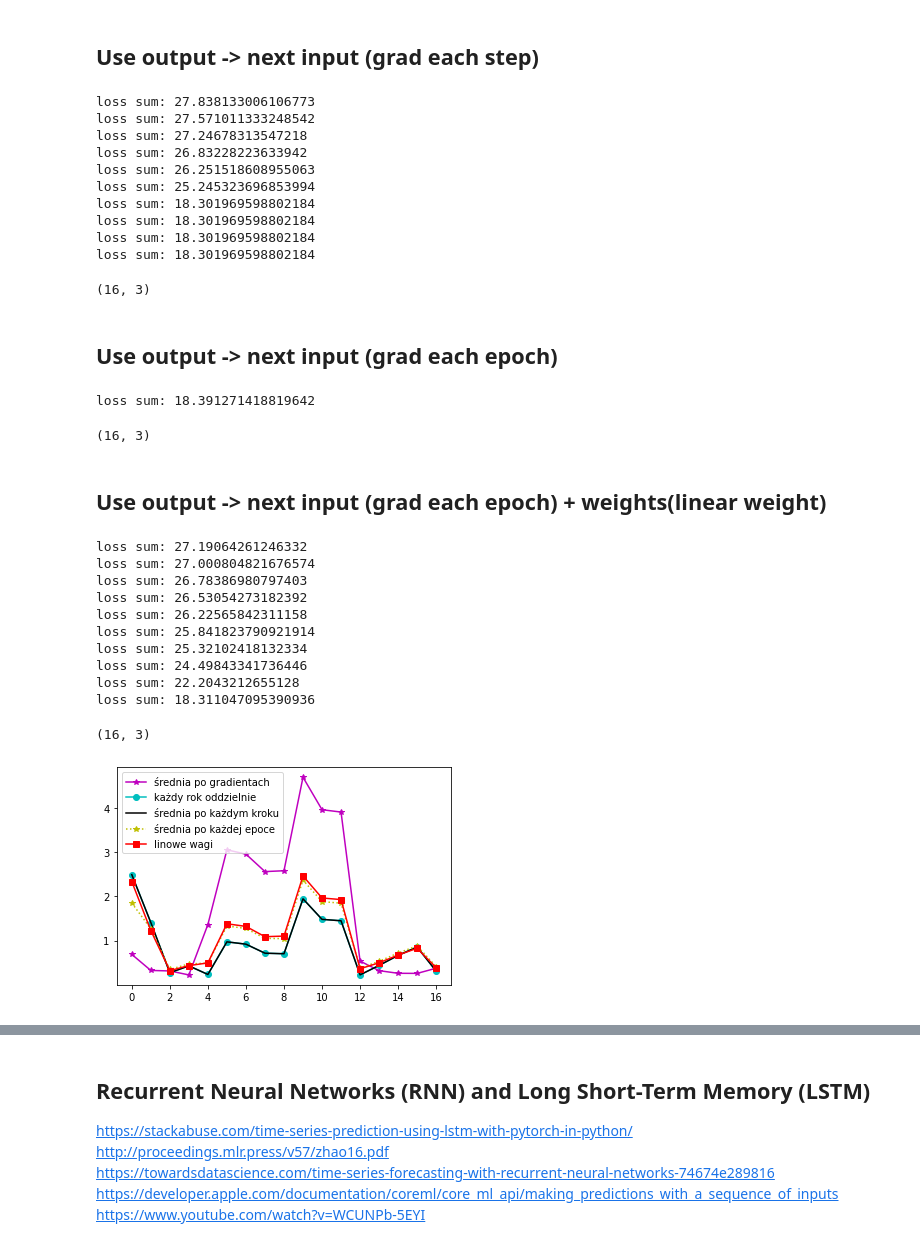
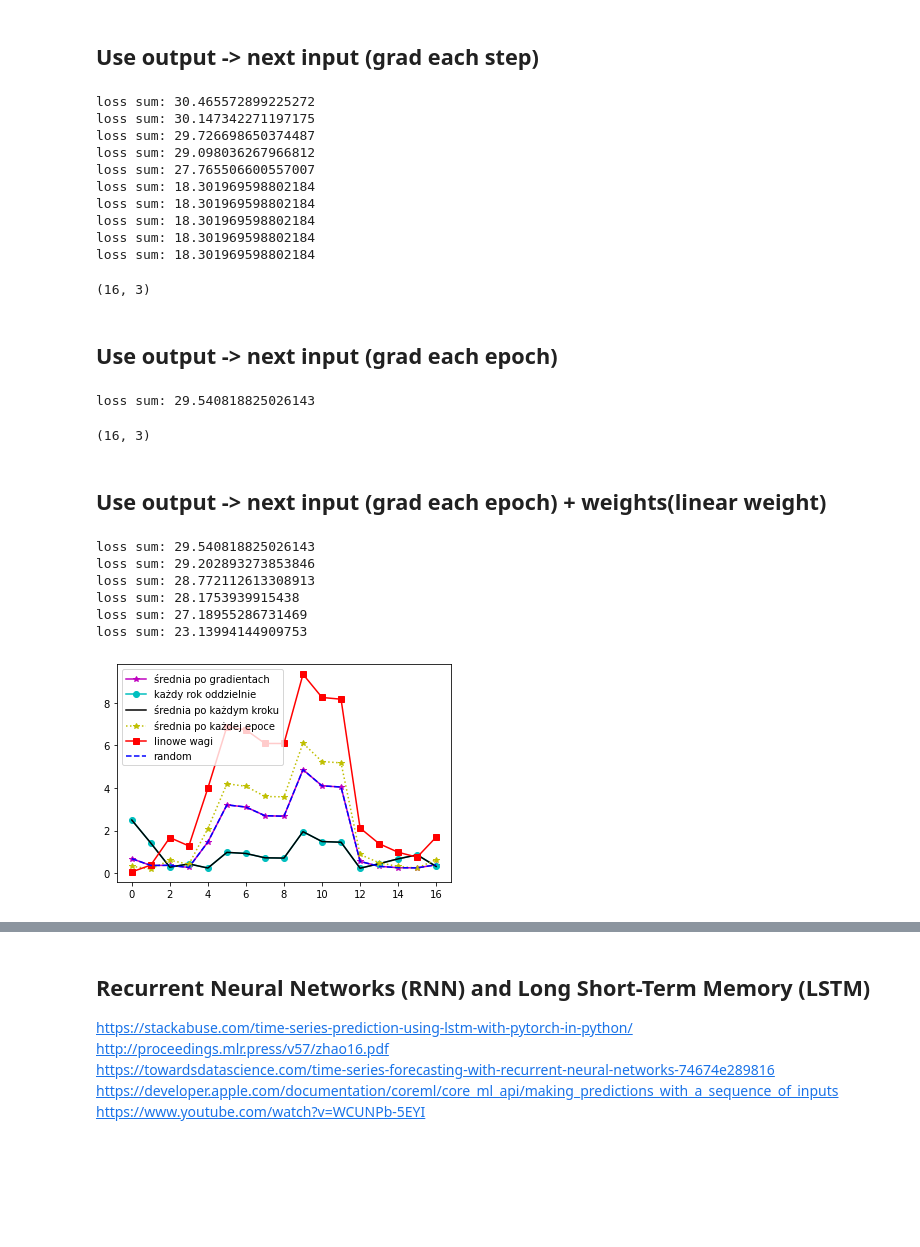
Before and after one commit to MarBry111/Forecast_Election_Poland, a Jupyter notebook: Model_I_3parameters.ipynb, the cells around one changed output, grey strips where cells are left out. Saved outputs shown, nothing was run; the diff lists cells and outputs as text; code cells hidden in the pictures; blank space fills up the shorter version.

Commit message:
plotting result uing gradient method

```diff
--- a/Model_I_3parameters.ipynb
+++ b/Model_I_3parameters.ipynb
@@ -216,7 +216,7 @@ a_nxt = a_avg
 a_wgth = a_avg
 a_tmp = a_avg
 
-step = 0.1
+step = 1
 beta = 0.01
 # %% [markdown]
 ## All at once
@@ -337,22 +337,23 @@ for epoch in range(10**4):
         print('loss sum:',loss_p)
 a_step.shape
 # %% [output]
-loss sum: 27.838133006106773
-loss sum: 27.571011333248542
-loss sum: 27.24678313547218
-loss sum: 26.83228223633942
-loss sum: 26.251518608955063
-loss sum: 25.245323696853994
+loss sum: 30.465572899225272
+loss sum: 30.147342271197175
+loss sum: 29.726698650374487
+loss sum: 29.098036267966812
+loss sum: 27.765506600557007
 loss sum: 18.301969598802184
 loss sum: 18.301969598802184
 loss sum: 18.301969598802184
 loss sum: 18.301969598802184
+loss sum: 18.301969598802184
 (16, 3)
 # %% [markdown]
 ## Use output -> next input (grad each epoch)
 # %%
 # https://towardsdatascience.com/introduction-to-evolution-strategy-1b78b9d48385
 loss_l = np.inf
+a_nxt = a_tmp
 for epoch in range(10**4):
     loss_p = 0
     y = Y[0]
@@ -373,13 +374,14 @@ for epoch in range(10**4):
     if epoch%1000==0: print('loss sum:',loss_p)
 a_nxt.shape
 # %% [output]
-loss sum: 18.391271418819642
+loss sum: 29.540818825026143
 (16, 3)
 # %% [markdown]
 ## Use output -> next input (grad each epoch) + weights(linear weight)
 # %%
 # https://towardsdatascience.com/introduction-to-evolution-strategy-1b78b9d48385
 loss_l = np.inf
+a_wgth = a_tmp
 for epoch in range(10**3):
     loss_p = 0
     y = Y[0]
@@ -394,50 +396,47 @@ for epoch in range(10**3):
     grad = np.sum(grad, axis=0)
     a_wgth = a_wgth - step*grad
 
-    if loss_p*0.9 > loss_l: break
+    if loss_p > loss_l: break
     loss_l = loss_p
 
     if epoch%100==0:
         print('loss sum:',loss_p)
-a_nxt.shape
 # %% [output]
-loss sum: 27.19064261246332
-loss sum: 27.000804821676574
-loss sum: 26.78386980797403
-loss sum: 26.53054273182392
-loss sum: 26.22565842311158
-loss sum: 25.841823790921914
-loss sum: 25.32102418132334
-loss sum: 24.49843341736446
-loss sum: 22.2043212655128
-loss sum: 18.311047095390936
+loss sum: 29.540818825026143
+loss sum: 29.202893273853846
+loss sum: 28.772112613308913
+loss sum: 28.1753939915438
+loss sum: 27.18955286731469
+loss sum: 23.13994144909753
-(16, 3)
 # %%
 l_avg, o_avg = model(a_avg,X,Y)
 l_all, o_all = model(a_all,X,Y)
 l_step, o_step = model(a_step,X,Y)
 l_nxt, o_nxt = model(a_nxt,X,Y)
 l_wgth, o_wgth = model(a_wgth,X,Y)
+l_rnd, o_rnd = model(a_tmp,X,Y)
 
 plt.plot(l_avg,'m-*')
-plt.plot(l_all,'c-o') # =='średnia po każdum kroku'
-plt.plot(l_step,'k-') # =='średnia po każdum kroku'
+plt.plot(l_all,'c-o')
+plt.plot(l_step,'k-')
 plt.plot(l_nxt,'y:*')
 plt.plot(l_wgth,'r-s')
+plt.plot(l_rnd,'b--')
 
 #plt.plot([0,16],[np.mean(l_avg),np.mean(l_avg)],'m--')
 #plt.plot([0,16],[np.mean(l_all),np.mean(l_all)],'c--')
 #plt.plot([0,16],[np.mean(o_step),np.mean(o_step)],'k--')
 #plt.plot([0,16],[np.mean(l_nxt),np.mean(l_nxt)],'y--')
 #plt.plot([0,16],[np.mean(l_wgth),np.mean(l_wgth)],'r--')
 
 plt.legend(['średnia po gradientach',
             'każdy rok oddzielnie',
             'średnia po każdym kroku',
             'średnia po każdej epoce',
-            'linowe wagi'
-            #,'log wagi'
+            'linowe wagi',
+            'random'
            ])
-plt.show()
+
+plt.savefig('model/compare_gradient_outputs.pdf', bbox_inches='tight')#, format='eps')
 # %% [output]
-[figure, old version]
+[figure, new version]
```
Also changed, not shown: parts of 5 cells of this notebook, 4 other files.
